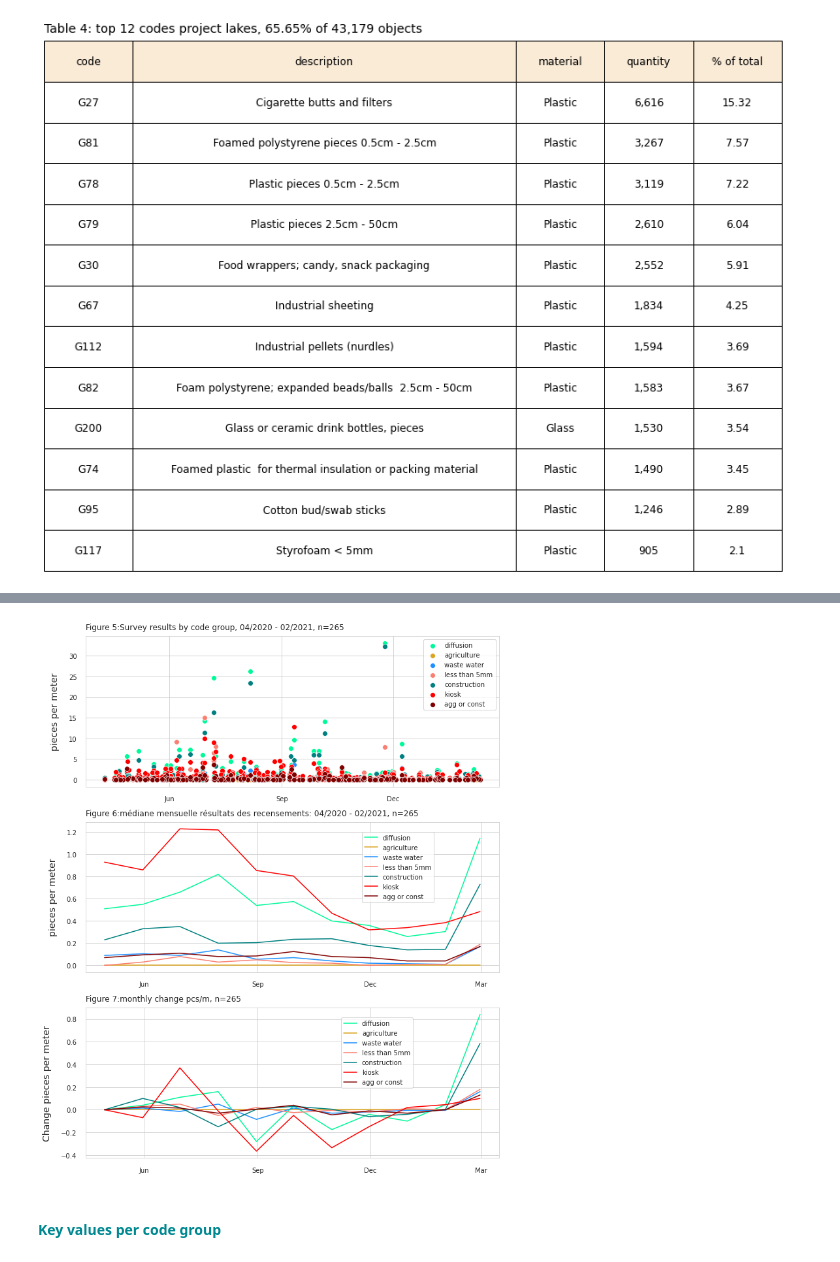
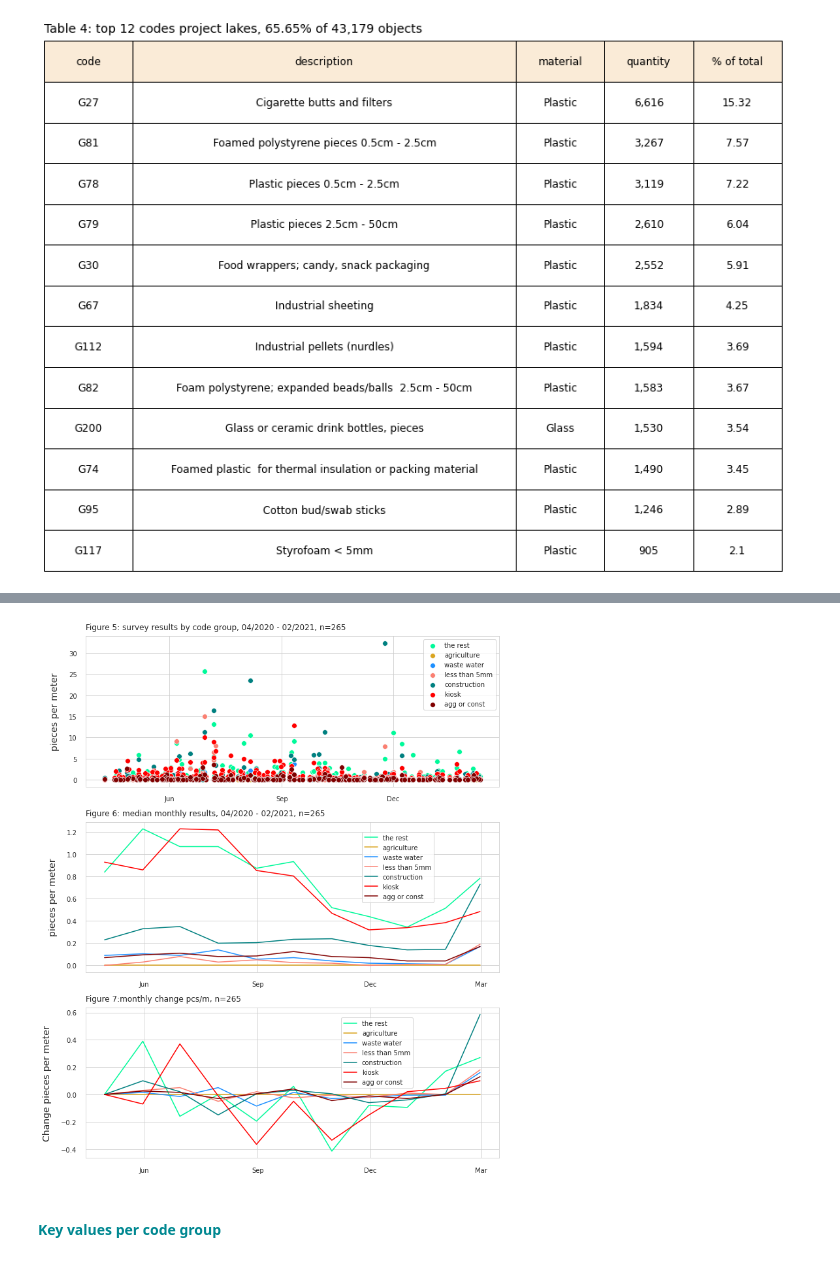
Before and after one commit to hammerdirt-analyst/iqals, a Jupyter notebook: aprfebcodegroupsummary.ipynb, the cells around one changed output, grey strips where cells are left out. Saved outputs shown, nothing was run; the diff lists cells and outputs as text; code cells hidden in the pictures.

```diff
--- a/aprfebcodegroupsummary.ipynb
+++ b/aprfebcodegroupsummary.ipynb
@@ -159,16 +197,19 @@ constoragg =  [
 "G934"
 ]
 ag = ["G36", "G936", "G937", "G943"]
-diffusion = ['G74', 'G82', 'G81', 'G67', 'G73','G89','G30','G21','G23','G24','G22']
+# diffusion = ['G74', 'G82', 'G81', 'G67', 'G73','G89','G30','G21','G23','G24','G22']
 
 
 # decide which data to use
 aggregated = False
 
+
+
 # assign names to codegroups
 group_one = steps
 group_one_name = "waste water"
 code = "step"
+
 
 group_two = micro
 group_two_name = 'less than 5mm'
@@ -191,14 +232,14 @@ group_six = ag
 group_six_name = 'agriculture'
 code = "agg"
 
-group_seven = diffusion
-group_seven_name = 'diffusion'
-code = "diff"
+# group_seven = diffusion
+# group_seven_name = 'diffusion'
+# code = "diff"
 
 # collect the names:
-group_names = [group_one_name, group_two_name, group_three_name, group_four_name, group_five_name, group_six_name, group_seven_name]
+group_names = [group_one_name, group_two_name, group_three_name, group_four_name, group_five_name, group_six_name]
 
-
+accounted = group_one + group_two + group_three + group_four + group_five + group_six
 # keep track of the figures you produce
 table_num = 1
 figure_num = 1
@@ -304,6 +345,13 @@ if aggregated:
 else:
     print("Using non aggregated data")
     useThis = newdf.copy()
+
+the_rest = [x for x in codes_in_use if x not in accounted]
+group_seven = the_rest
+group_seven_name = 'the rest'
+code = "rest"
+
+group_names.append(group_seven_name)
 
 # make the dfs according to group using the selected data
 dfGone = useThis.loc[useThis.code.isin(group_one)].copy()
@@ -531,7 +579,8 @@ fr_defs_codes = {
     "G22":"Couvercles pour produits chimiques, détergents (non alimentaires)",
     "G78":"Plastiques fragmentés .5mm < x < 25mm",
     "G79":"Plastiques fragmentés x > 25mm",
-    "G200":"verre brisé "
+    "G200":"verre brisé ",
+    "G10":"Emballage fast food"
 }
 # %%
 # make a table for key statistics:
@@ -580,7 +629,7 @@ french_names = {
     "kiosk":"kiosque",
     "agg or const":"construction et agriculture",
     "agriculture":"agriculture",
-    "diffusion":"diffusion",
+    "the rest":"le rest",
 
 }
 
@@ -1407,9 +1439,9 @@ fig, axs = plt.subplots(3,1,figsize=(10,12))
 
 listofgroups = list(monthly_median.keys())
 listofgroups.remove('survey total_dt')
-listofgroups.remove('diffusion_dt')
+listofgroups.remove('the rest_dt')
 listofgroups.remove('agriculture_dt')
-inorder =  ['diffusion_dt','agriculture_dt', *listofgroups]
+inorder =  ['the rest_dt','agriculture_dt', *listofgroups]
 
 
 for i,name in enumerate(inorder):
@@ -1446,14 +1478,14 @@ axs[0].legend(labels, handles, loc='best')
 if is_french:
     axs[0].set_title(F"Figure {figure_num}:{french_srs} {french_pcg}, {startyearmonth} - {endyearmonth}, n={len(groupdfs['survey total_dt'])}", **title_k)
     figure_num += 1
-    axs[1].set_title(F"Figure {figure_num}:{french_mm} {french_srs}: {startyearmonth} - {endyearmonth}, n={len(groupdfs['survey total_dt'])}", **title_k)
+    axs[1].set_title(F"Figure {figure_num}:{french_mm} {french_srs}, {startyearmonth} - {endyearmonth}, n={len(groupdfs['survey total_dt'])}", **title_k)
     figure_num += 1
     axs[2].set_title(F"Figure {figure_num}:changement {french_mm} pcs/m, n={len(groupdfs['survey total_dt'])}", **title_k)
     figure_num += 1
 else:
-    axs[0].set_title(F"Figure {figure_num}:Survey results by code group, {startyearmonth} - {endyearmonth}, n={len(groupdfs['survey total_dt'])}", **title_k)
+    axs[0].set_title(F"Figure {figure_num}: survey results by code group, {startyearmonth} - {endyearmonth}, n={len(groupdfs['survey total_dt'])}", **title_k)
     figure_num += 1
-    axs[1].set_title(F"Figure {figure_num}:{french_mm} {french_srs}: {startyearmonth} - {endyearmonth}, n={len(groupdfs['survey total_dt'])}", **title_k)
+    axs[1].set_title(F"Figure {figure_num}: median monthly results, {startyearmonth} - {endyearmonth}, n={len(groupdfs['survey total_dt'])}", **title_k)
     figure_num += 1
     axs[2].set_title(F"Figure {figure_num}:monthly change pcs/m, n={len(groupdfs['survey total_dt'])}", **title_k)
     figure_num += 1
@@ -1463,34 +1495,34 @@ axs[1].xaxis.set_minor_locator(weeks)
 axs[1].xaxis.set_major_formatter(mths_fmt)
 axs[1].xaxis.set_major_locator(months)
 axs[1].tick_params(which='major', pad=10)
 axs[1].set_xlabel("")
 if is_french:
     axs[1].set_ylabel(french_pcm, **ylab_k)
 else:
     axs[1].set_ylabel("pieces per meter", **ylab_k)
 labels, handles = axs[1].get_legend_handles_labels()
 axs[1].legend(labels, handles, bbox_to_anchor=(0.85, .7),loc='right')
 
 
 figure_num +=1
 axs[2].xaxis.set_minor_locator(weeks)
 axs[2].xaxis.set_major_formatter(mths_fmt)
 axs[2].xaxis.set_major_locator(months)
 axs[2].tick_params(which='major', pad=10)
 axs[2].set_xlabel("")
 if is_french:
     axs[2].set_ylabel(F"{french_change}", **ylab_k)
 else:
     axs[2].set_ylabel("Change pieces per meter", **ylab_k)
 labels, handles = axs[2].get_legend_handles_labels()
 axs[2].legend(labels, handles,bbox_to_anchor=(0.8, .7),loc='right')
 
 plt.tight_layout()
 
 plt.show()
 plt.close()
 # %% [output]
-[figure, old version]
+[figure, new version]
 # %%
 #### <span style="color:#008891">Key values per code group</span>
 
```
Also changed, not shown: parts of 17 cells of this notebook, 8 other files.
